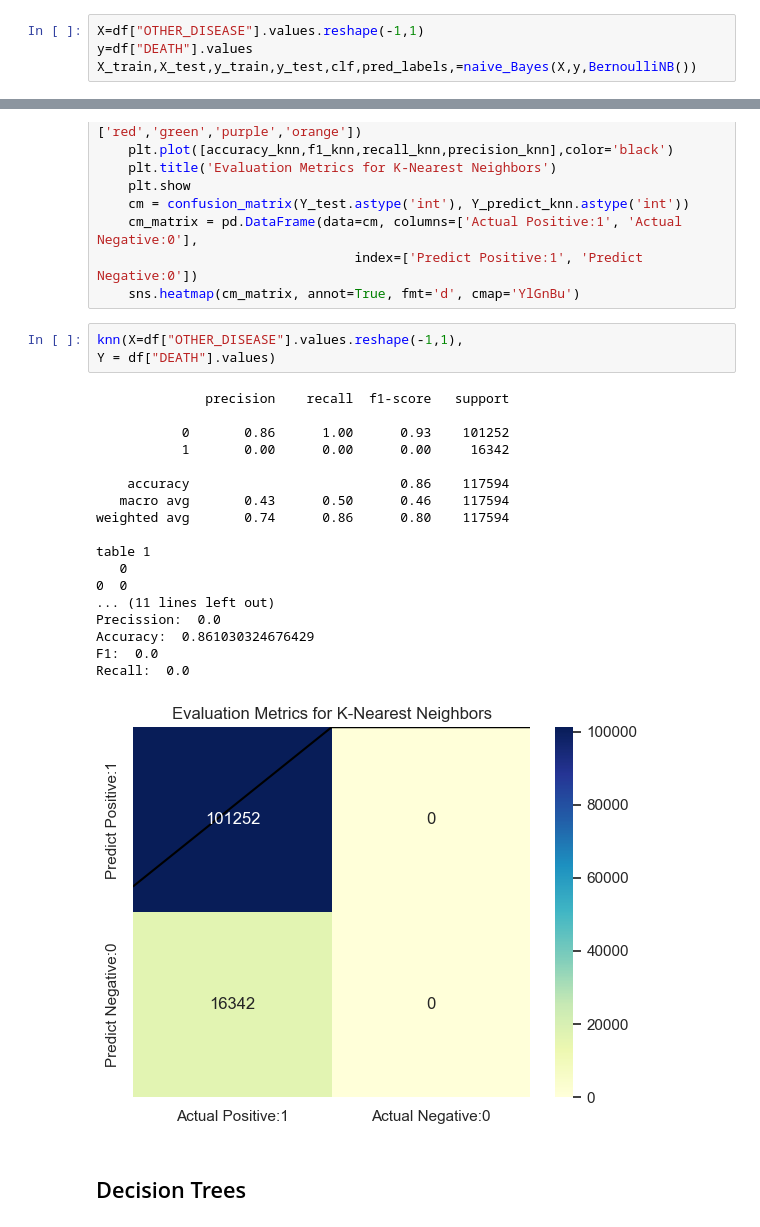
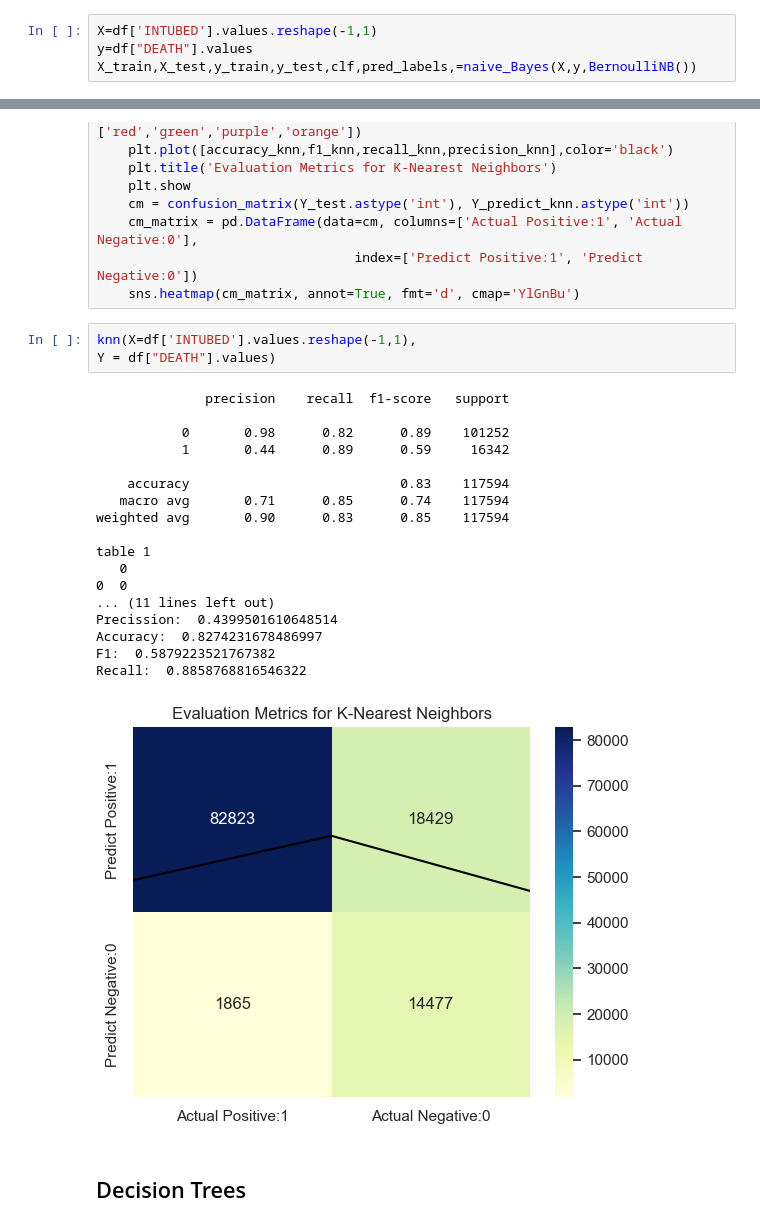
Before and after one commit to komolcia/Julia-Komorowska-Inteligencja-Obliczeniowa, a Jupyter notebook: projekt.ipynb, the cells around one changed output, grey strips where cells are left out. Saved outputs shown, nothing was run; the diff lists cells and outputs as text.

Commit message:
updated to intubed

```diff
--- a/projekt.ipynb
+++ b/projekt.ipynb
@@ -258,5 +276,5 @@ weighted avg       0.78      0.86      0.80     78396
 # %%
-X=df["OTHER_DISEASE"].values.reshape(-1,1)
+X=df['INTUBED'].values.reshape(-1,1)
 y=df["DEATH"].values
 X_train,X_test,y_train,y_test,clf,pred_labels,=naive_Bayes(X,y,BernoulliNB())
 # %% [output]
@@ -314,27 +332,27 @@ def knn(X,Y):
                                  index=['Predict Positive:1', 'Predict Negative:0'])
     sns.heatmap(cm_matrix, annot=True, fmt='d', cmap='YlGnBu')
 # %%
-knn(X=df["OTHER_DISEASE"].values.reshape(-1,1),
+knn(X=df['INTUBED'].values.reshape(-1,1),
 Y = df["DEATH"].values)
 # %% [output]
               precision    recall  f1-score   support
 
-           0       0.86      1.00      0.93    101252
-           1       0.00      0.00      0.00     16342
+           0       0.98      0.82      0.89    101252
+           1       0.44      0.89      0.59     16342
 
-    accuracy                           0.86    117594
-   macro avg       0.43      0.50      0.46    117594
-weighted avg       0.74      0.86      0.80    117594
+    accuracy                           0.83    117594
+   macro avg       0.71      0.85      0.74    117594
+weighted avg       0.90      0.83      0.85    117594
 
 table 1
    0
 0  0
 ... (11 lines left out)
-Precission:  0.0
-Accuracy:  0.861030324676429
-F1:  0.0
-Recall:  0.0
+Precission:  0.4399501610648514
+Accuracy:  0.8274231678486997
+F1:  0.5879223521767382
+Recall:  0.8858768816546322
-[figure, old version]
+[figure, new version]
 # %% [markdown]
 ## Decision Trees
 # %%
```
Also changed, not shown: parts of 18 cells of this notebook.
